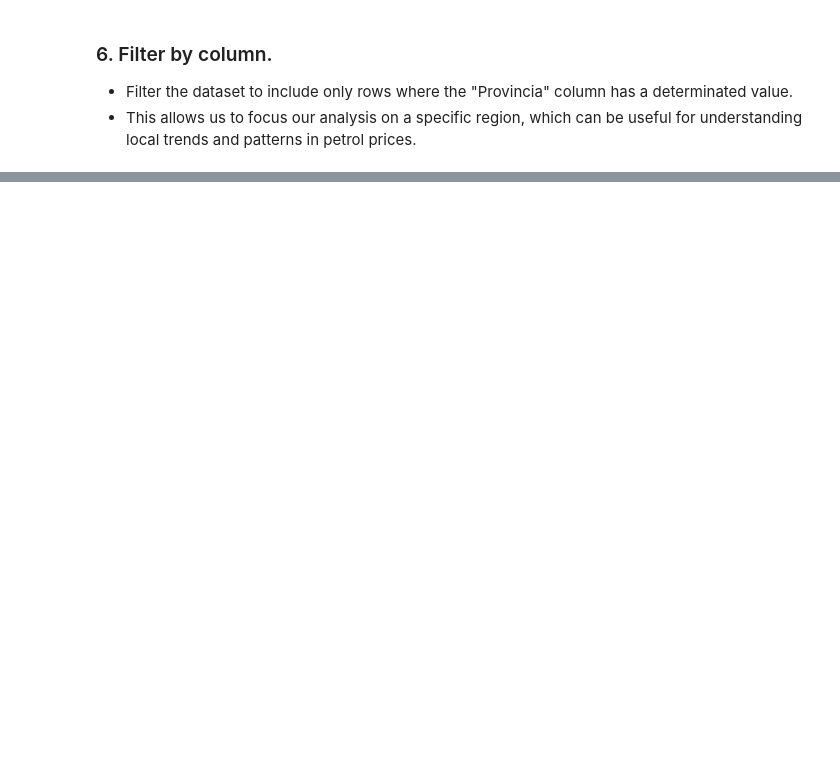
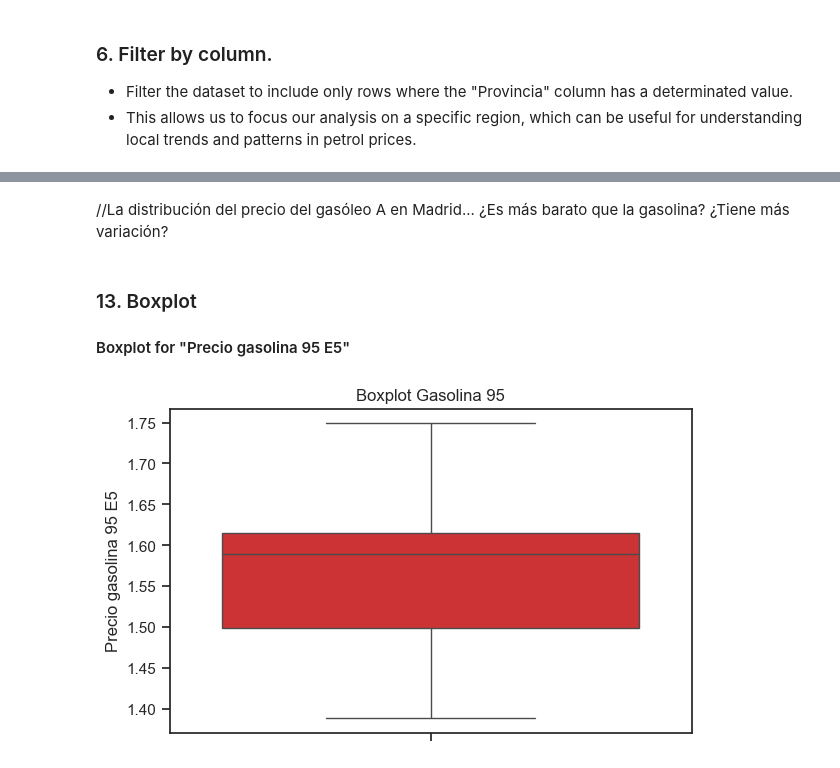
Before and after one commit to rubiwan/PyDataProject, a Jupyter notebook: petrolStationsApp.ipynb, the cells around one changed output, grey strips where cells are left out. Cells and saved outputs as stored; diff of their text form; code cells hidden in the pictures; blank space fills up the shorter version.

```diff
--- a/petrolStationsApp.ipynb
+++ b/petrolStationsApp.ipynb
@@ -110,0 +202,17 @@ df_madrid.shape
+# %% [markdown]
+//La distribución del precio del gasóleo A en Madrid... ¿Es más barato que la gasolina?
+¿Tiene más variación?
+# %% [markdown]
+### 13. Boxplot
+
+#### Boxplot for "Precio gasolina 95 E5"
+# %%
+import seaborn as sns
+import matplotlib.pyplot as plt
+
+plt.figure(figsize=(6,4))
+sns.boxplot(y=df_precios['Precio gasolina 95 E5'])
+plt.title("Boxplot Gasolina 95")
+plt.show()
+# %% [output]
+[figure, added]
```
Also changed, not shown: parts of 36 cells of this notebook.
